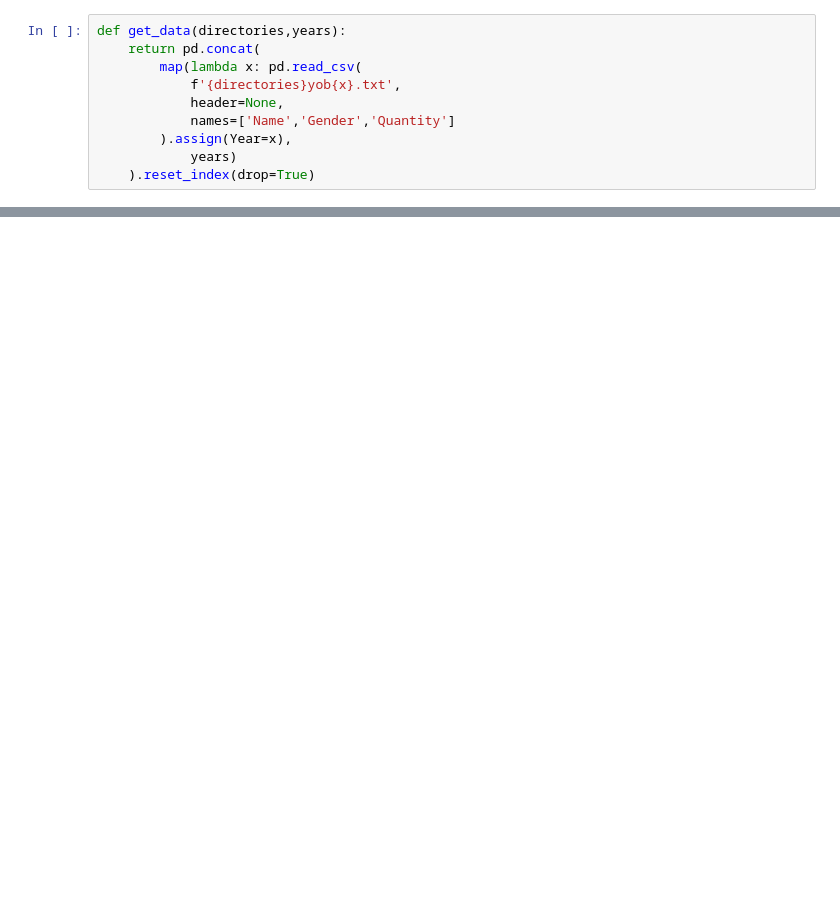
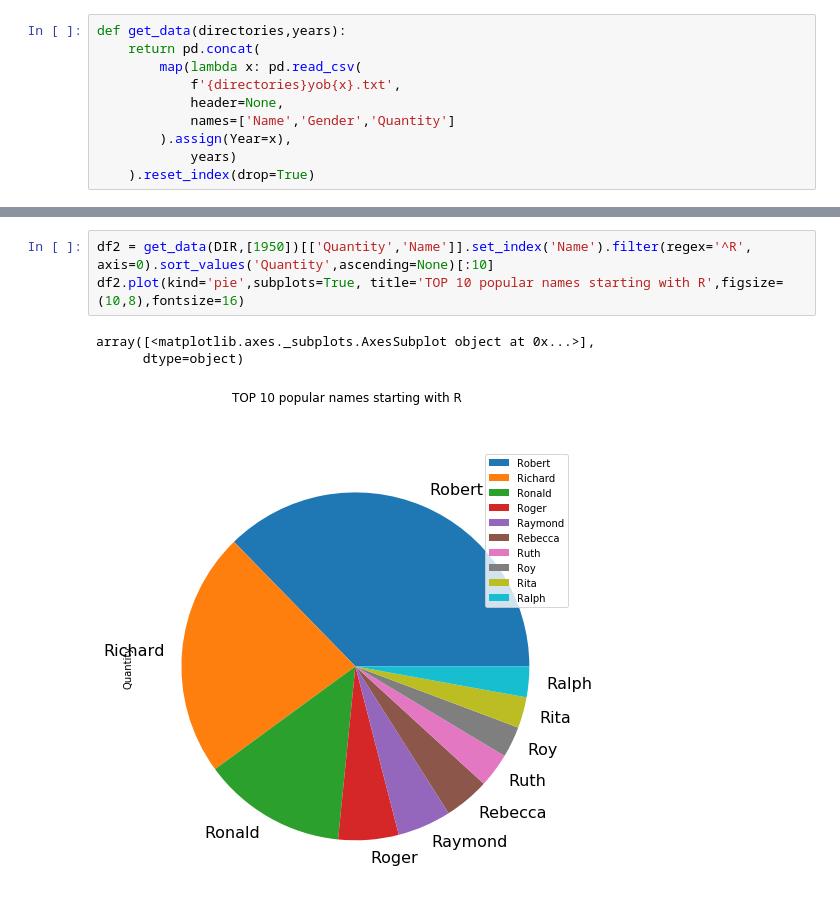
Before and after one commit to SemenovAV/data_visualisation, a Jupyter notebook: visualisation.ipynb, the cells around one changed output, grey strips where cells are left out. Saved outputs shown, nothing was run; the diff lists cells and outputs as text; blank space fills up the shorter version.

```diff
--- a/visualisation.ipynb
+++ b/visualisation.ipynb
@@ -24,0 +28,7 @@ name_dinamics.filter(regex='0$|5$',axis=0).plot(kind='bar', rot=45)
+# %%
+df2 = get_data(DIR,[1950])[['Quantity','Name']].set_index('Name').filter(regex='^R', axis=0).sort_values('Quantity',ascending=None)[:10]
+df2.plot(kind='pie',subplots=True, title='TOP 10 popular names starting with R',figsize=(10,8),fontsize=16)
+# %% [output]
+array([<matplotlib.axes._subplots.AxesSubplot object at 0x...>],
+      dtype=object)
+[figure, added]
```
Also changed, not shown: parts of 3 cells of this notebook.
